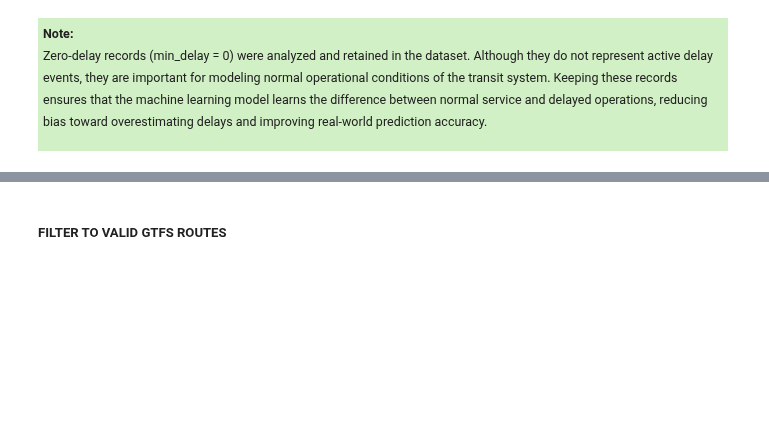
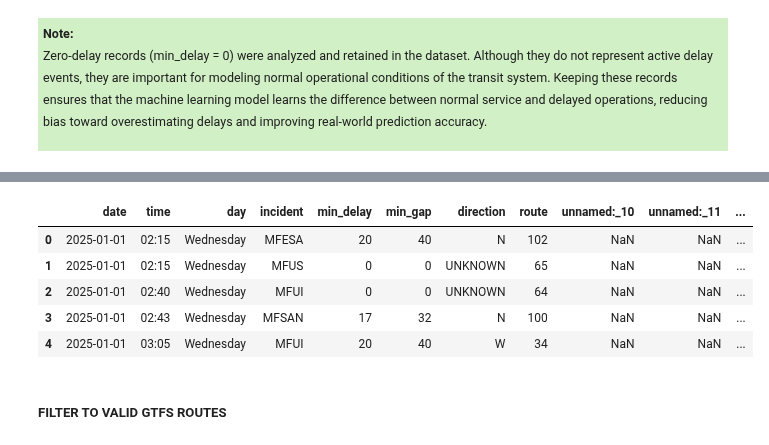
Before and after one commit to FathimaAmra/TTC-Predictive-Reliability-Intelligence-System, a Jupyter notebook: feature_engineering.ipynb, the cells around one changed output, grey strips where cells are left out. Saved outputs shown, nothing was run; the diff lists cells and outputs as text; code cells hidden in the pictures; blank space fills up the shorter version.

```diff
--- a/feature_engineering.ipynb
+++ b/feature_engineering.ipynb
@@ -47,8 +53,9 @@ import matplotlib.pyplot as plt
 # %%
 DATA_DIR = Path("data")
 RAW_DIR = DATA_DIR / "raw"
-OUTPUT_DIR = DATA_DIR / "output"
+OUTPUT_DIR = Path("output")
 CACHE_DIR = DATA_DIR / "cache"
+ANALYSIS_DIR = OUTPUT_DIR / "analysis"
 
 TTC_DIR = RAW_DIR / "ttc_bus"
 WEATHER_DIR = RAW_DIR / "weather"
@@ -272,0 +279,9 @@ Zero-delay records (min_delay = 0) were analyzed and retained in the dataset. Al
+# %%
+locations = len(bus_df_clean["location"])
+unique_locations = bus_df_clean['location'].dropna().unique()
+# Sort alphabetically
+unique_locations = sorted(unique_locations)
+unique_locations_df = pd.DataFrame({'location': unique_locations})
+
+print(f"Total locations: {locations}")
+print(f"Total unique raw locations: {len(unique_locations_df)}")
@@ -273,3 +459,23 @@ Zero-delay records (min_delay = 0) were analyzed and retained in the dataset. Al
+# %%
+# Add an index column (starting from 1)
+unique_locations_df['location_id'] = range(1, len(unique_locations_df) + 1)
+# Create a mapping dictionary: raw_location -> location_id
+location_to_id = dict(zip(unique_locations_df['location'], unique_locations_df['location_id']))
+# Save the updated unique locations file (with IDs)
+unique_locations_df.to_csv(OUTPUT_DIR / "unique_locations_with_ids.csv", index=False)
+
+# Map the location column to location_id
+bus_df_clean['location_id'] = bus_df_clean['location'].map(location_to_id)
+# Optionally, drop the raw location column (keeping only the ID)
+bus_df_clean = bus_df_clean.drop(columns=['location'])
+bus_df_clean.head()
+# %% [output]
+|  | date | time | day | incident | min_delay | min_gap | direction | route | unnamed:_10 | unnamed:_11 | ... |
+| 0 | 2025-01-01 | 02:15 | Wednesday | MFESA | 20 | 40 | N | 102 | NaN | NaN | ... |
+| 1 | 2025-01-01 | 02:15 | Wednesday | MFUS | 0 | 0 | UNKNOWN | 65 | NaN | NaN | ... |
+| 2 | 2025-01-01 | 02:40 | Wednesday | MFUI | 0 | 0 | UNKNOWN | 64 | NaN | NaN | ... |
+| 3 | 2025-01-01 | 02:43 | Wednesday | MFSAN | 17 | 32 | N | 100 | NaN | NaN | ... |
+| 4 | 2025-01-01 | 03:05 | Wednesday | MFUI | 20 | 40 | W | 34 | NaN | NaN | ... |
 # %% [markdown]
 ##### FILTER TO VALID GTFS ROUTES
 # %%
```
Also changed, not shown: parts of 39 cells of this notebook, 17 other files.
